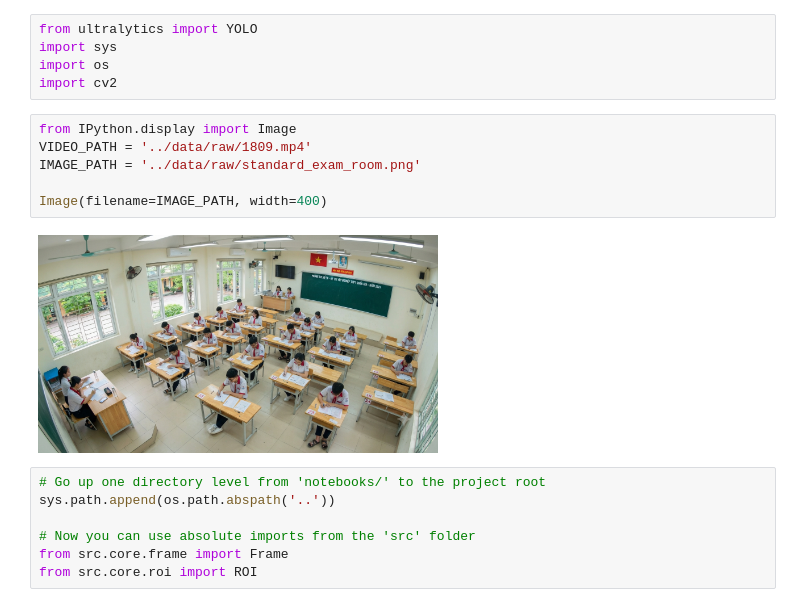
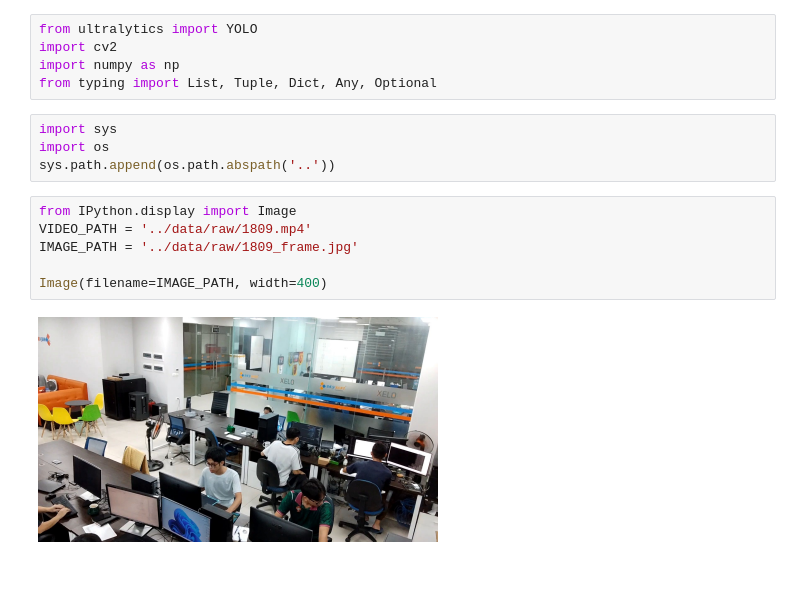
Before and after one commit to CooKen2002/people_behavior, a Jupyter notebook: notebooks/behavior.ipynb, the cells around one changed output. Drawn from its saved outputs; the diff is of its cells as text; blank space fills up the shorter version.

Commit message:
test core

```diff
--- a/notebooks/behavior.ipynb
+++ b/notebooks/behavior.ipynb
@@ -1,20 +1,17 @@
 # %%
 from ultralytics import YOLO
-import sys
-import os
 import cv2
+import numpy as np
+from typing import List, Tuple, Dict, Any, Optional
 # %%
-from IPython.display import Image
-VIDEO_PATH = '../data/raw/1809.mp4'
-IMAGE_PATH = '../data/raw/standard_exam_room.png'
-
-Image(filename=IMAGE_PATH, width=400)
+import sys
+import os
+sys.path.append(os.path.abspath('..'))
-# %% [output]
-[figure, removed]
 # %%
-# Go up one directory level from 'notebooks/' to the project root
-sys.path.append(os.path.abspath('..'))
+from IPython.display import Image
+VIDEO_PATH = '../data/raw/1809.mp4'
+IMAGE_PATH = '../data/raw/1809_frame.jpg'
 
-# Now you can use absolute imports from the 'src' folder
-from src.core.frame import Frame
-from src.core.roi import ROI
+Image(filename=IMAGE_PATH, width=400)
+# %% [output]
+[figure, added]
```
Also changed, not shown: parts of 8 cells of this notebook, 3 other files.
